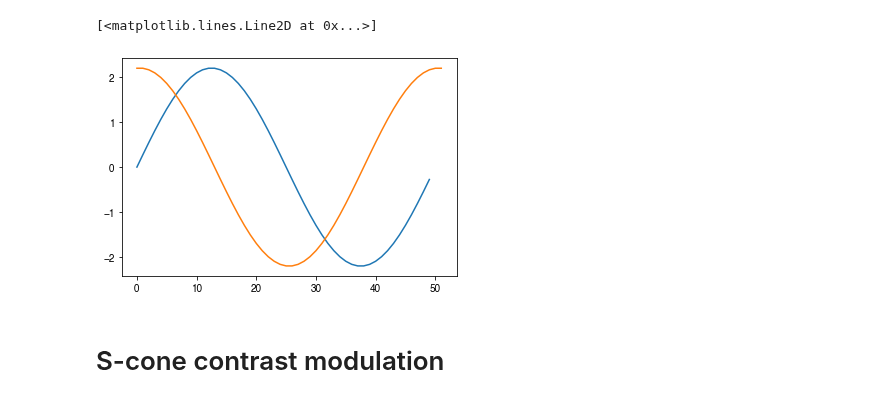
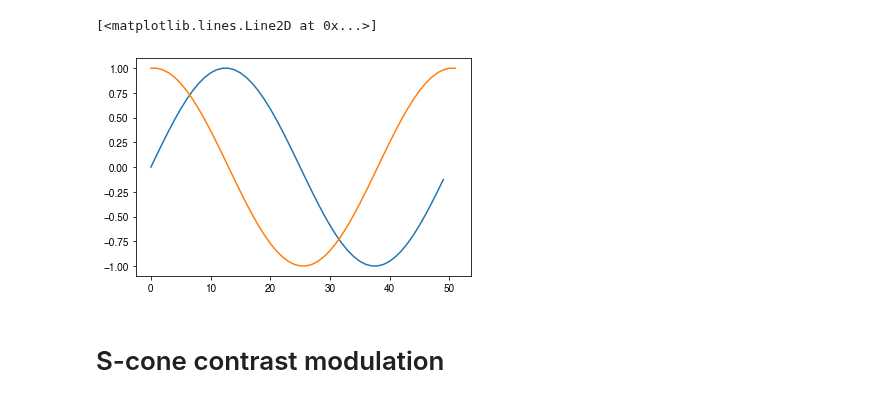
Before and after one commit to PySilentSubstitution/pysilsub, a Jupyter notebook: notebooks/pseudo_inverse_contrast_example.ipynb, the cells around one changed output. Saved outputs shown, nothing was run; the diff lists cells and outputs as text; code cells hidden in the pictures.

```diff
--- a/notebooks/pseudo_inverse_contrast_example.ipynb
+++ b/notebooks/pseudo_inverse_contrast_example.ipynb
@@ -47,15 +47,15 @@ ss = SilentSubstitutionProblem(
     )
 # %%
 # Target contrast vals for modulation
-contrast_waveform = sinusoid_modulation(f=1, duration=1, Fs=50) * 2.2
+contrast_waveform = sinusoid_modulation(f=1, duration=1, Fs=50) * 1.
 plt.plot(contrast_waveform)
 peak = np.argmax(contrast_waveform)
 trough = np.argmin(contrast_waveform)
 target_contrasts = contrast_waveform[peak:trough+1]
 plt.plot(np.hstack([target_contrasts, target_contrasts[::-1]]))
 # %% [output]
 [<matplotlib.lines.Line2D at 0x...>]
-[figure, old version]
+[figure, new version]
 # %% [markdown]
 S-cone contrast modulation
 ==========================
```
Also changed, not shown: parts of 8 cells of this notebook, 39 other files.
